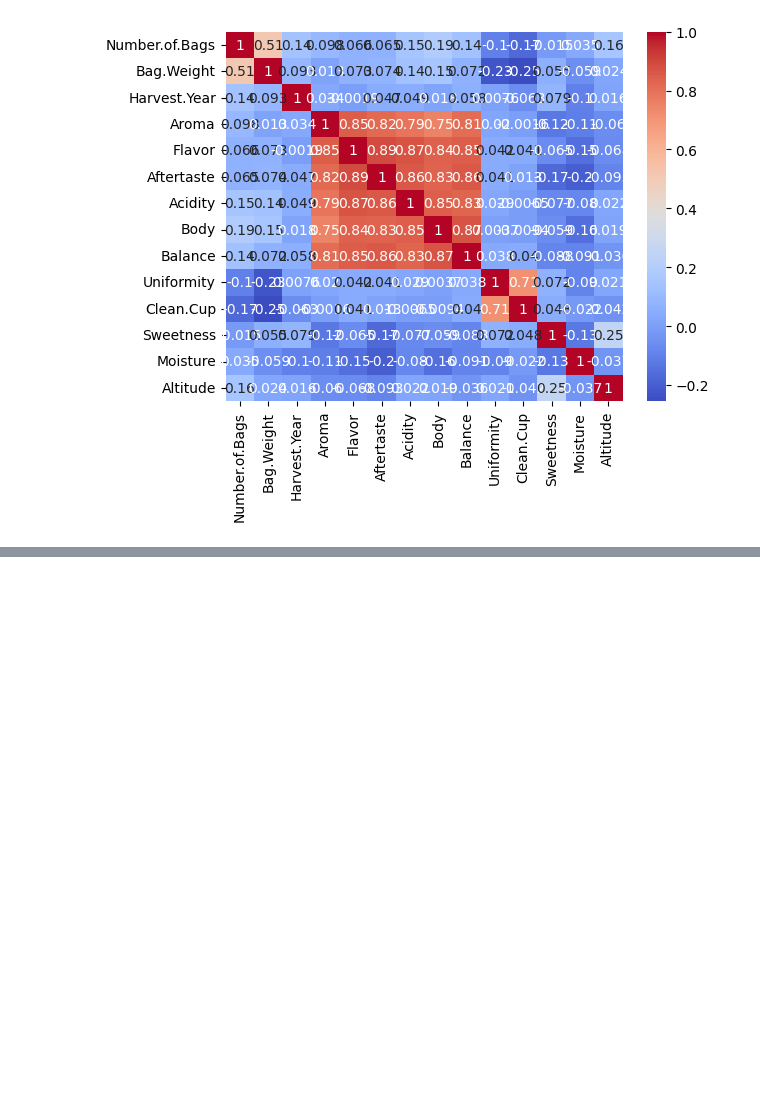
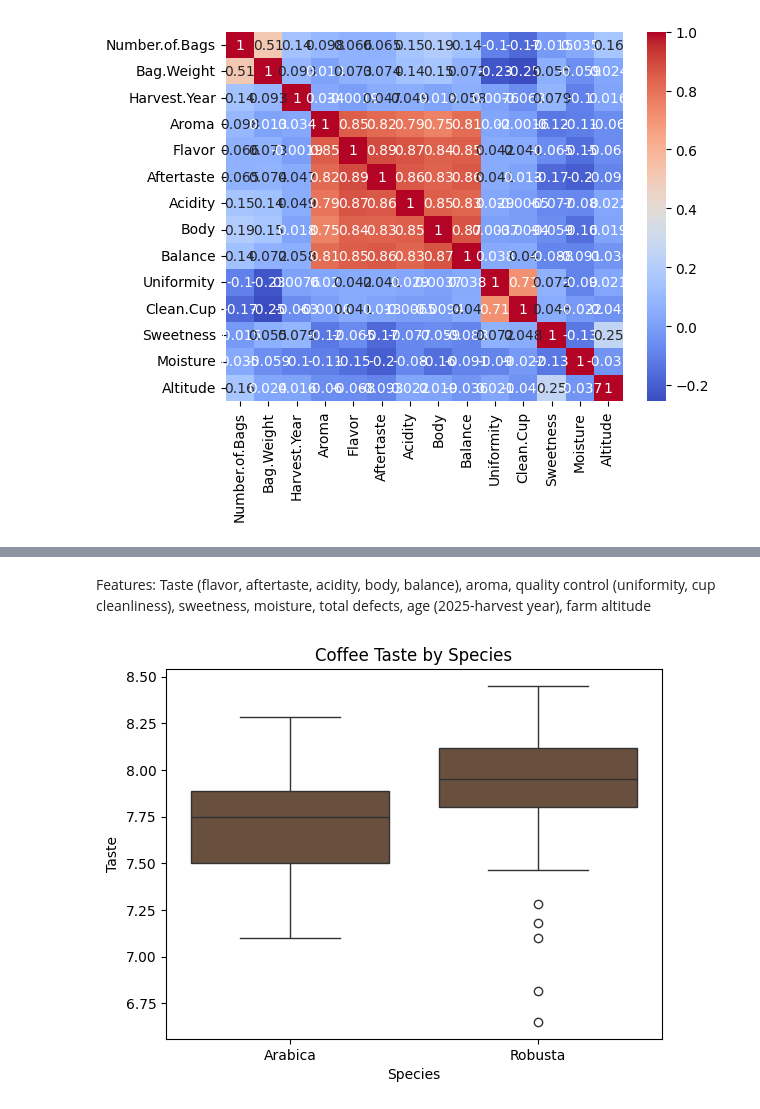
Before and after one commit to ashritakodali/coffee_quality_analysis, a Jupyter notebook: ML_Project_Clustering.ipynb, the cells around one changed output, grey strips where cells are left out. Saved outputs shown, nothing was run; the diff lists cells and outputs as text; code cells hidden in the pictures; blank space fills up the shorter version.

```diff
--- a/ML_Project_Clustering.ipynb
+++ b/ML_Project_Clustering.ipynb
@@ -173,0 +118,23 @@ print(scores)
+# %%
+df = df[['Number.of.Bags', 'Bag.Weight', 'Harvest.Year',
+       'Aroma', 'Flavor', 'Aftertaste',
+       'Acidity', 'Body', 'Balance', 'Uniformity', 'Clean.Cup', 'Sweetness',
+       'Moisture', 'Category.One.Defects',
+       'Category.Two.Defects', 'Expiration', 'Altitude']]
+# %% [markdown]
+Features: Taste (flavor, aftertaste, acidity, body, balance), aroma, quality control (uniformity, cup cleanliness), sweetness, moisture, total defects, age (2025-harvest year), farm altitude
+# %%
+df['Taste'] = df[['Flavor', 'Aftertaste', 'Acidity', 'Body', 'Balance']].mean(axis=1)
+df['Quality Control'] = df[['Uniformity', 'Clean.Cup']].mean(axis=1)
+df['Age'] = 2025 - df['Harvest.Year']
+df['Total Defects'] = df['Category.One.Defects'] + df['Category.Two.Defects']
+df2 = df[['Species', 'Taste', 'Aroma', 'Quality Control', 'Sweetness', 'Moisture',
+          'Total Defects', 'Age', 'Altitude']]
+# %%
+sns.boxplot(x=df['Species'], y=df['Taste'], color='#6F4E37')
+plt.xlabel('Species')
+plt.ylabel('Taste')
+plt.title(f'Coffee Taste by Species')
+plt.show()
+# %% [output]
+[figure, added]
```
Also changed, not shown: parts of 12 cells of this notebook.
